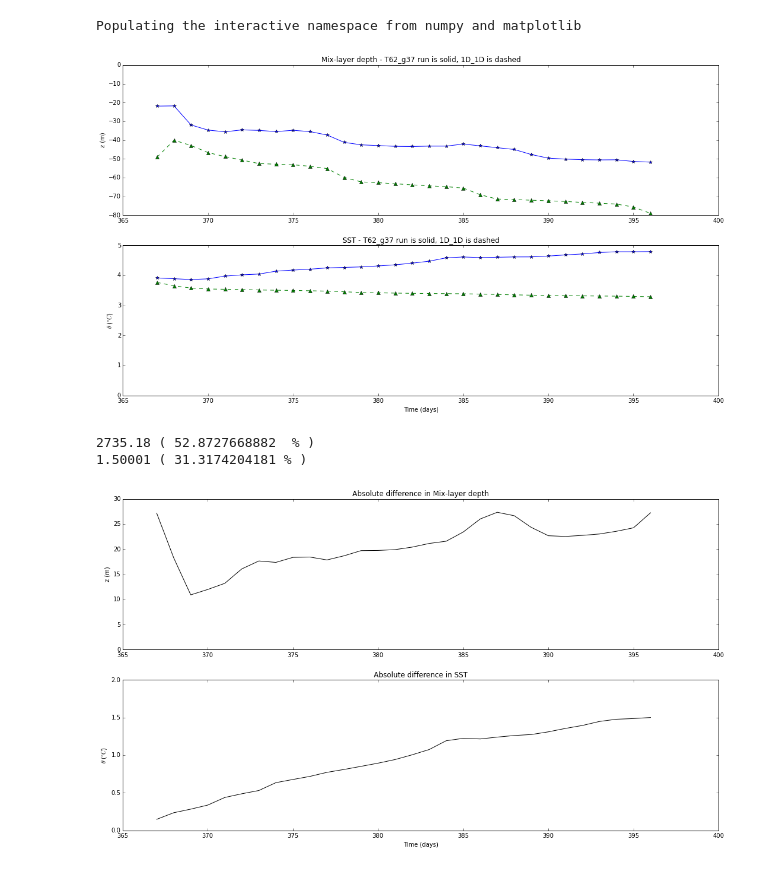
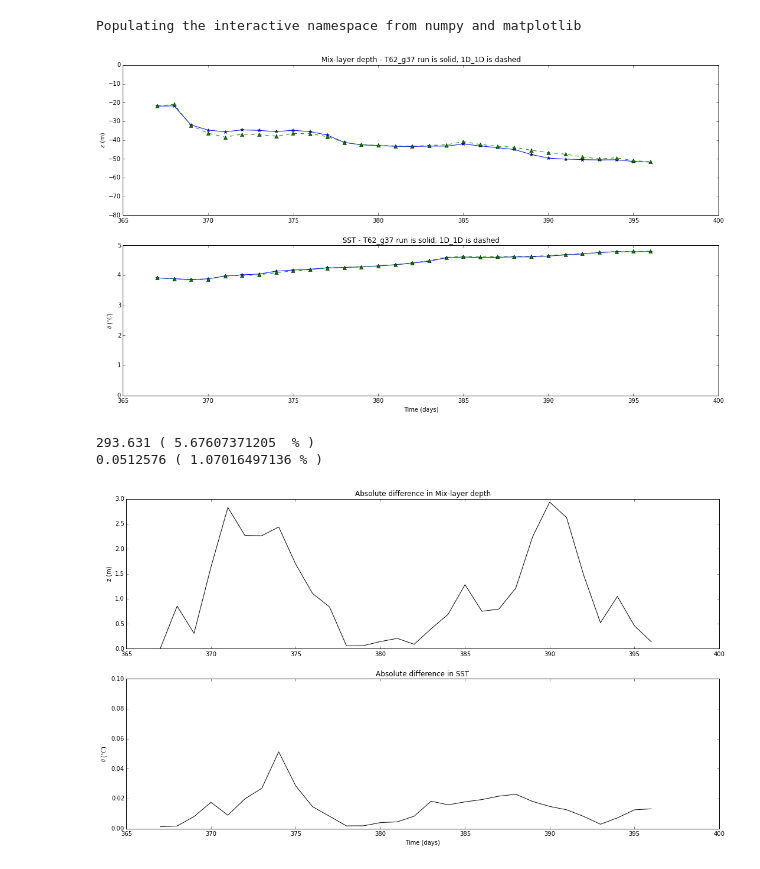
Before and after one commit to mnlevy1981/1D_POP_output, a Jupyter notebook: Compare.T62_g37.1D_1D.SouthernOcean.ipynb, the cells around one changed output. Cells and saved outputs as stored; diff of their text form; code cells hidden in the pictures.

```diff
--- a/Compare.T62_g37.1D_1D.SouthernOcean.ipynb
+++ b/Compare.T62_g37.1D_1D.SouthernOcean.ipynb
@@ -11,7 +11,7 @@ Populating the interactive namespace from numpy and matplotlib
 # %%
 # Load data
 case1 = 'C1D.T62_g37.southern_ocean.60lev'
-case2 = 'C1D.60lev'
+case2 = 'C1D.SouthernOcean'
 file1 = '/Users/mlevy/scratch/cesm-out/'+case1+'/run/'+case1+'.pop.h.nday1.0001-01-02.nc'
 file2 = '/Users/mlevy/scratch/cesm-out/'+case2+'/run/'+case2+'.pop.h.nday1.0001-01-02.nc'
 data1 = Dataset(file1)
@@ -29,16 +29,16 @@ plt.subplot(2,1,2); plt.plot(time, SST1,'-*', time, SST2, '--^'); plt.ylim((0,5)
 plt.xlabel('Time (days)'); plt.ylabel(r'$\theta$ (${\degree}C$)')
 plt.title('SST - T62_g37 run is solid, 1D_1D is dashed');
 # %% [output]
-[figure, old version]
+[figure, new version]
 # %%
 print max(abs(HMXL1-HMXL2)), "(", 100*max(abs(HMXL1-HMXL2))/max(abs(HMXL1)), " % )"
 print max(abs(SST1-SST2)), "(", 100*max(abs(SST1-SST2))/max(abs(SST1)), "% )"
-plt.subplot(2,1,1); plt.plot(time, abs(HMXL1-HMXL2)/100,'-k'); plt.ylim((0,30))
+plt.subplot(2,1,1); plt.plot(time, abs(HMXL1-HMXL2)/100,'-k'); plt.ylim((0,3))
 plt.ylabel('z (m)'); plt.title('Absolute difference in Mix-layer depth')
-plt.subplot(2,1,2); plt.plot(time, abs(SST1-SST2),'-k'); plt.ylim((0,2))
+plt.subplot(2,1,2); plt.plot(time, abs(SST1-SST2),'-k'); plt.ylim((0,0.1))
 plt.xlabel('Time (days)'); plt.ylabel(r'$\theta$ (${\degree}C$)')
 plt.title('Absolute difference in SST');
 # %% [output]
-2735.18 ( 52.8727668882  % )
-1.50001 ( 31.3174204181 % )
+293.631 ( 5.67607371205  % )
+0.0512576 ( 1.07016497136 % )
-[figure, old version]
+[figure, new version]
```
Also changed, not shown: 1 other file.
